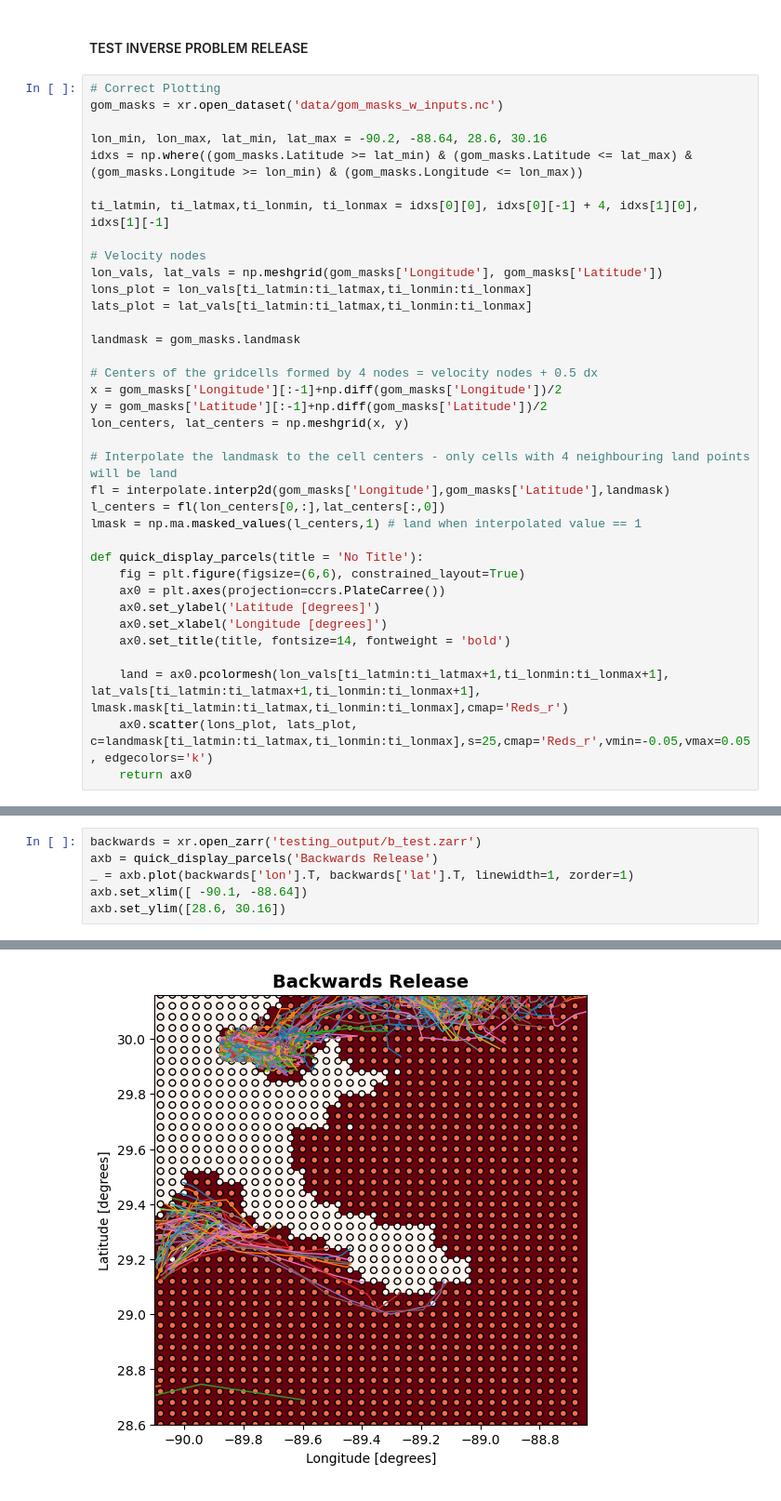
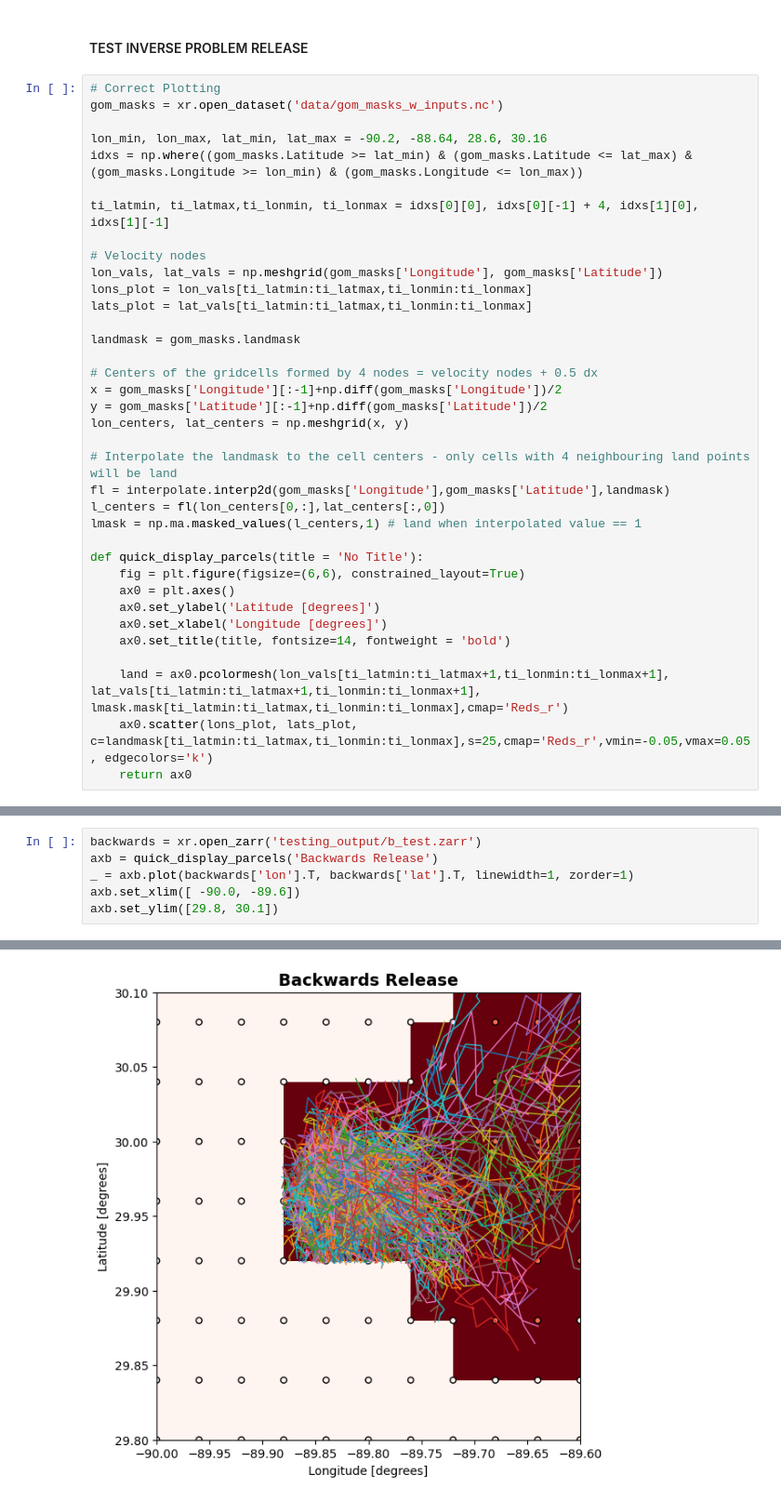
Before and after one commit to davidavzP/GOM_microplastics, a Jupyter notebook: test_ocean_physics.ipynb, the cells around one changed output, grey strips where cells are left out. Shown at 93% size. Saved outputs shown, nothing was run; the diff lists cells and outputs as text.

```diff
--- a/test_ocean_physics.ipynb
+++ b/test_ocean_physics.ipynb
@@ -287,7 +287,7 @@ lmask = np.ma.masked_values(l_centers,1) # land when interpolated value == 1
 
 def quick_display_parcels(title = 'No Title'):
     fig = plt.figure(figsize=(6,6), constrained_layout=True)
-    ax0 = plt.axes(projection=ccrs.PlateCarree())
+    ax0 = plt.axes()
     ax0.set_ylabel('Latitude [degrees]')
     ax0.set_xlabel('Longitude [degrees]')
     ax0.set_title(title, fontsize=14, fontweight = 'bold')
@@ -317,6 +320,6 @@ center_below = axr.scatter(tc_lon, tc_lat - CELL_SIZE, c = 'y', s=15, zorder=2)
 backwards = xr.open_zarr('testing_output/b_test.zarr')
 axb = quick_display_parcels('Backwards Release')
 _ = axb.plot(backwards['lon'].T, backwards['lat'].T, linewidth=1, zorder=1)
-axb.set_xlim([ -90.1, -88.64])
-axb.set_ylim([28.6, 30.16])
+axb.set_xlim([ -90.0, -89.6])
+axb.set_ylim([29.8, 30.1])
 # %% [output]
@@ -324 +327 @@ axb.set_ylim([28.6, 30.16])
-[figure, old version]
+[figure, new version]
```
Also changed, not shown: parts of 2 cells of this notebook, 2 other files.
